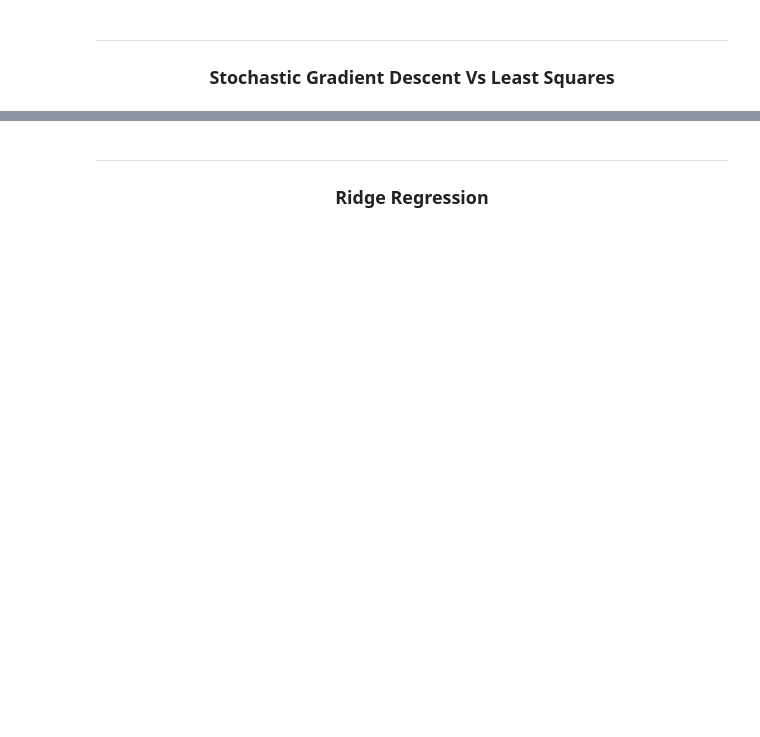
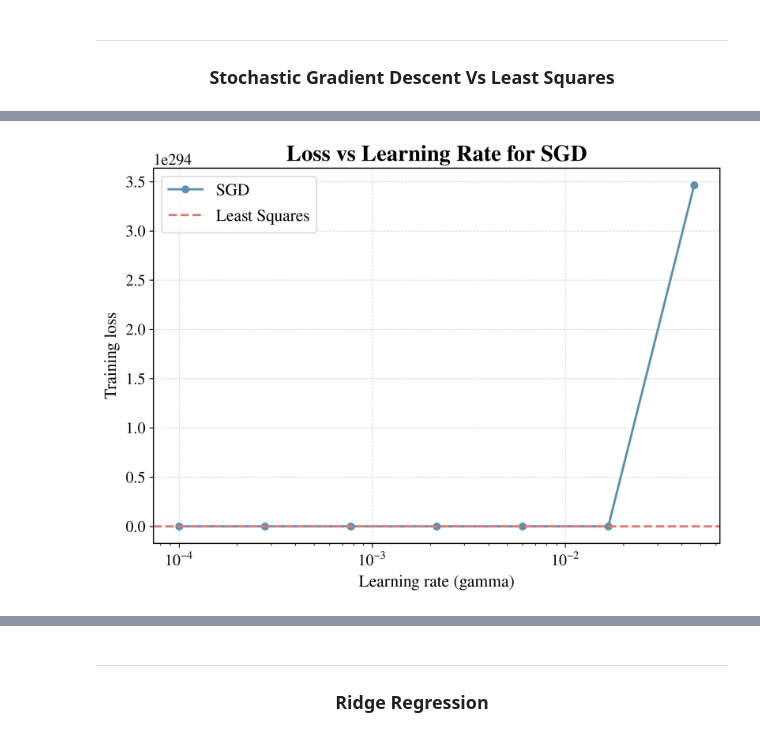
Before and after one commit to TheImprovedMuffinMan/ML_project1_MMA, a Jupyter notebook: code/run.ipynb, the cells around one changed output, grey strips where cells are left out. Cells and saved outputs as stored; diff of their text form; code cells hidden in the pictures; blank space fills up the shorter version.

```diff
--- a/code/run.ipynb
+++ b/code/run.ipynb
@@ -276,3 +301,31 @@ Gradient descent losses: [np.float64(inf)]
 # %% [markdown]
 ---
 ### <center> Stochastic Gradient Descent Vs Least Squares
+# %%
+# Grid testing learning rate for SGD
+gammas = np.logspace(-4, 0, 10)
+max_iters = 10000
+initial_w = np.zeros(x_train.shape[1])
+loss_ls = imp.least_squares(y_train, x_train)[1]
+sgd_losses = []
+
+for gamma in gammas:
+    start_time = time.time()
+    w, loss = imp.mean_squared_error_sgd(y_train, x_train, initial_w, max_iters,
+                                         gamma)
+    end_time = time.time()
+    print(f"Gamma {gamma:.5f}: ",
+          f"loss = {loss:.5f}, time = {end_time - start_time:.2f}s")
+    sgd_losses.append(loss)
+
+sgd_losses = np.array(sgd_losses)
+valid = np.isfinite(sgd_losses)
+plt.semilogx(gammas[valid], sgd_losses[valid], marker="o", label="SGD",
+             color=COLORS["blue"])
+plt.axhline(loss_ls, color=COLORS["red"], linestyle="--", label="Least Squares")
+plt.xlabel("Learning rate (gamma)")
+plt.ylabel("Training loss")
+plt.title("Loss vs Learning Rate for SGD")
+plt.legend()
+plt.show()
+# %% [output]
@@ -278,0 +342 @@ Gradient descent losses: [np.float64(inf)]
+[figure, added]
```
Also changed, not shown: parts of 14 cells of this notebook, 3 other files.
